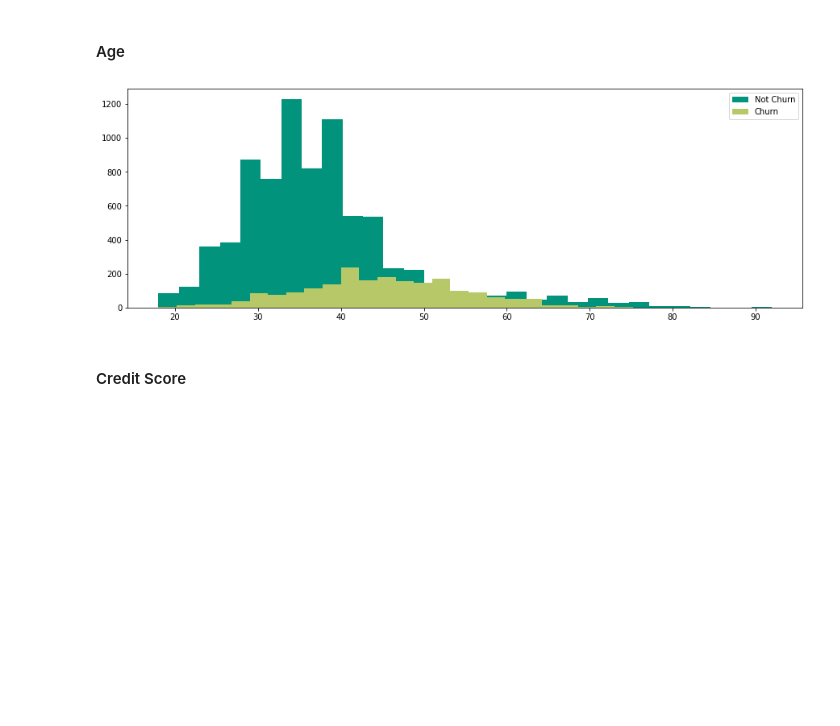
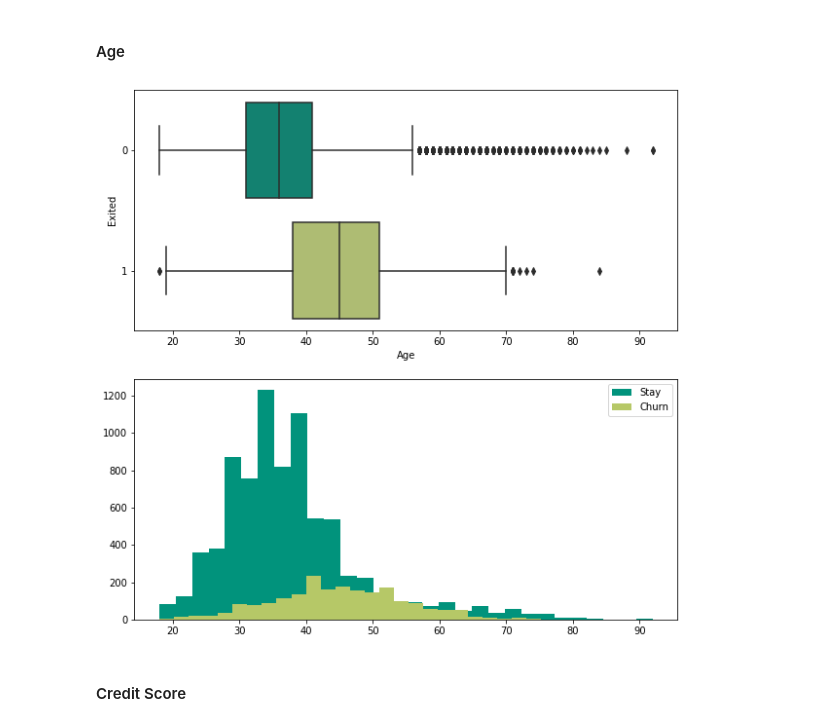
Before and after one commit to fatihdq/Customer-churn-prediction, a Jupyter notebook: bank_customers_churn_prediction.ipynb, the cells around one changed output. Cells and saved outputs as stored; diff of their text form; code cells hidden in the pictures; blank space fills up the shorter version.

```diff
--- a/bank_customers_churn_prediction.ipynb
+++ b/bank_customers_churn_prediction.ipynb
@@ -141,7 +141,7 @@ terdapat 3 jenis tipe data dalam data set, yaitu integer, float, dan object. beb
 - isActiveMember
 - Exited
 # %%
-dataset = dataset.astype({"Tenure":object,"NumOfProducts":object,"HasCrCard":object,"IsActiveMember":object,"Exited":object})
+dataset = dataset.astype({"HasCrCard":object,"IsActiveMember":object,"Exited":object})
 # %% [markdown]
 ### Data Overview
 # %%
@@ -334,12 +315,13 @@ a_0 = age[age['Exited']==0]
 # %%
-fig, ax = plt.subplots(figsize=(15,5))
-ax.hist(a_0['Age'],bins=30,label="Not Churn",color='#01937C')
-ax.hist(a_1['Age'],bins=30,label="Churn",color='#B6C867')
-
+fig, (ax1,ax2) = plt.subplots(nrows=2,ncols=1,figsize=(10,10))
+sns.boxplot(x="Age",y="Exited",data=dataset,orient="h",ax=ax1, palette={0:'#01937C',1:'#B6C867'})
+ax2.hist(dataset[dataset['Exited']==0][['Age']],bins=30,label="Stay",color='#01937C')
+ax2.hist(dataset[dataset['Exited']==1][['Age']],bins=30,label="Churn",color='#B6C867')
 plt.legend()
+plt.savefig('image/age vs target.png')
 plt.show()
 # %% [output]
-[figure, old version]
+[figure, new version]
 # %% [markdown]
 #### Credit Score
 # %%
```
Also changed, not shown: parts of 64 cells of this notebook, 11 other files.
